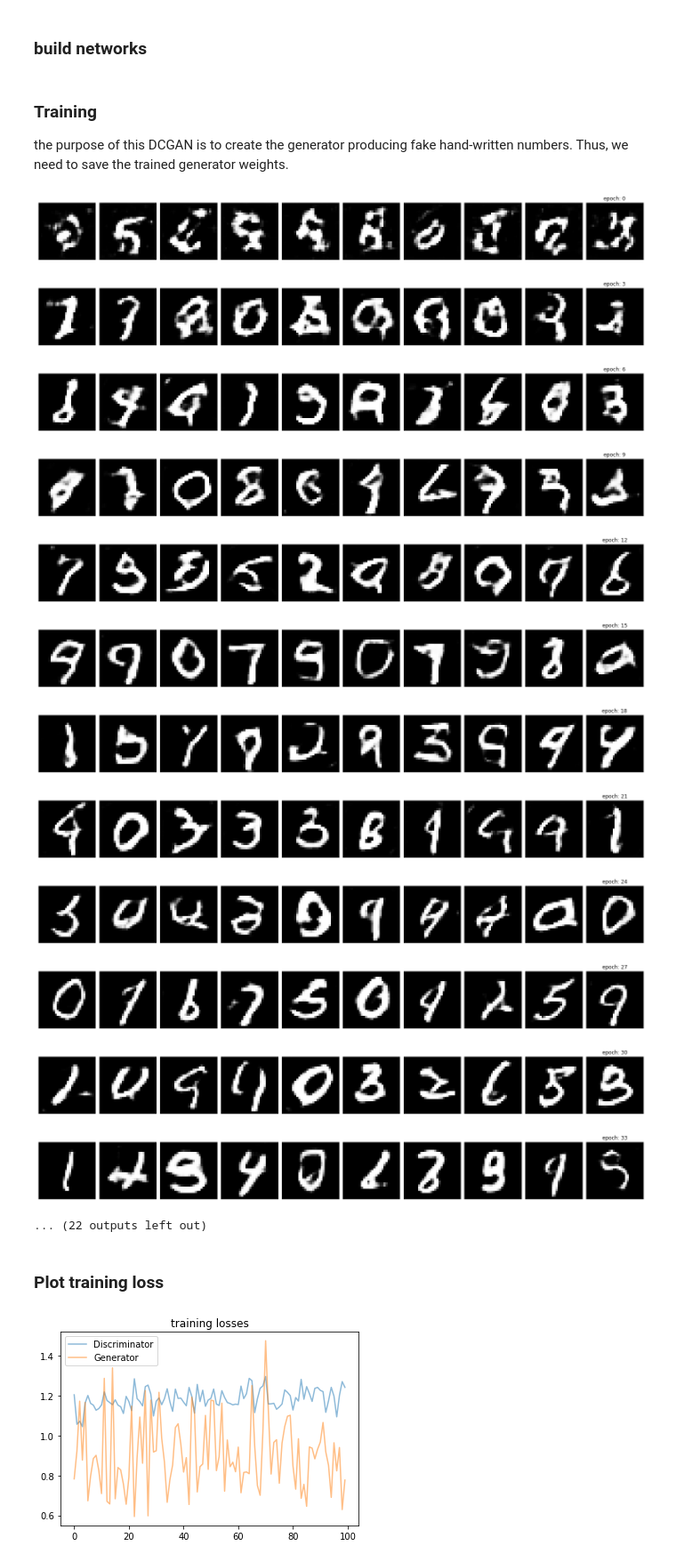
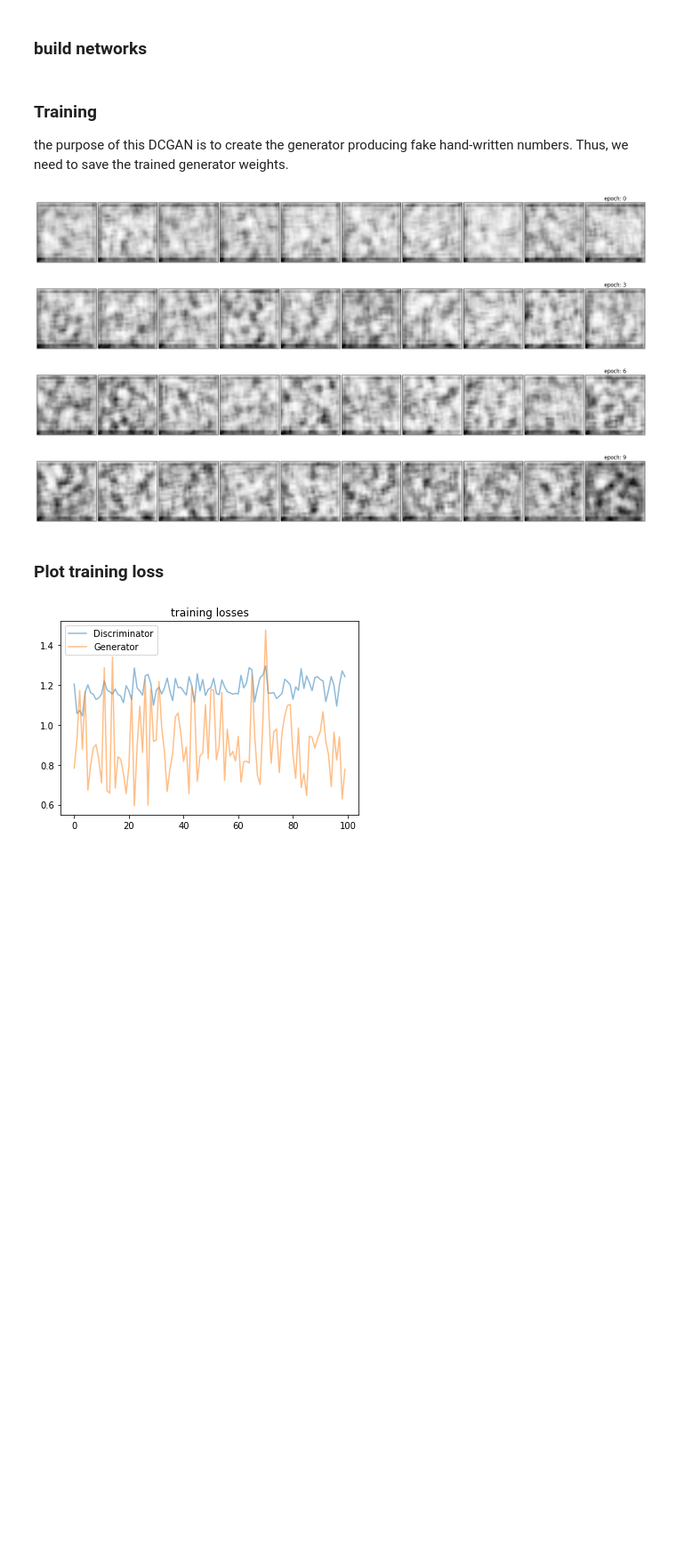
Before and after one commit to afcarl/deep-learning-practice, a Jupyter notebook: gan/DCGAN.ipynb, the cells around one changed output. Shown at 89% size. Cells and saved outputs as stored; diff of their text form; code cells hidden in the pictures; blank space fills up the shorter version.

```diff
--- a/gan/DCGAN.ipynb
+++ b/gan/DCGAN.ipynb
@@ -59,8 +55,9 @@ def initialize_inputs(x_size, z_size):
     """
     x = tf.placeholder(dtype=tf.float32, shape=[None, *x_size], name="input_real")
     z = tf.placeholder(dtype=tf.float32, shape=[None, z_size], name="input_z")
+    is_train = tf.placeholder(dtype=tf.bool)
 
-    return x, z
+    return x, z, is_train
 # %% [markdown]
 ### Generator
 Define a generator. <br>
@@ -148,7 +145,7 @@ def discriminator(x, reuse=False, training=True):
 ### Loss function
 Define loss function.
 # %%
-def loss(x, z, z_size):
+def loss(x, z, z_size, is_train):
     """
     define the loss functions of discriminator and generator
 
@@ -158,10 +155,10 @@ def loss(x, z, z_size):
     :return: d_loss, g_loss
     """
     # generate fake images
-    g_logits, g_model = generator(z=z, z_size=z_size)
+    g_logits, g_model = generator(z=z, z_size=z_size, training=is_train)
     # using real and fake images, get outputs of discriminator
     d_real_logits, d_real_model = discriminator(x=x)
-    d_fake_logits, d_fake_model = discriminator(x=g_model, reuse=True)
+    d_fake_logits, d_fake_model = discriminator(x=g_model, reuse=True, training=is_train)
 
     # define discriminator loss
     d_real_loss = tf.reduce_mean(
@@ -202,10 +199,10 @@ x_size = [28, 28, 1]
 beta1 = 0.5
 
 # initializ inputs
-x, z = initialize_inputs(x_size=x_size, z_size=z_size)
+x, z, is_train = initialize_inputs(x_size=x_size, z_size=z_size)
 
 # define loss function
-d_loss, g_loss = loss(x=x, z=z, z_size=z_size)
+d_loss, g_loss = loss(x=x, z=z, z_size=z_size, is_train=is_train)
 
 # define optimizers
 d_opt, g_opt = optimizer(d_loss, g_loss, learning_rate, beta1)
@@ -227,51 +224,43 @@ with tf.Session() as sess:
             batch = mnist.train.next_batch(batch_size)
             real_imgs = batch[0].reshape(-1, 28, 28, 1)
             real_imgs = real_imgs*2 - 1
 
             # generate random vector for z
             rand_noise = np.random.uniform(-1, 1, size=(batch_size, z_size))
 
             # update discriminator and generator
-            sess.run(g_opt, feed_dict={x:real_imgs, z:rand_noise})
-            sess.run(d_opt, feed_dict={x:real_imgs, z:rand_noise})
+            sess.run(g_opt, feed_dict={x:real_imgs, z:rand_noise, is_train:True})
+            sess.run(d_opt, feed_dict={x:real_imgs, z:rand_noise, is_train:True})
 
         # save training losses
-        train_loss_d = d_loss.eval({x:real_imgs, z:rand_noise})
-        train_loss_g = g_loss.eval({z:rand_noise})
+        train_loss_d = d_loss.eval({x:real_imgs, z:rand_noise, is_train:False})
+        train_loss_g = g_loss.eval({z:rand_noise, is_train:False})
         losses.append((train_loss_d, train_loss_g))
 
         # print generated images
         if e%3 == 0:
             # generate fake images
             sample_z = np.random.uniform(-1, 1, size=(sample_size, z_size))
-            g_logits, g_imgs = sess.run(generator(z, z_size, reuse=True), feed_dict={z: sample_z})
+            g_logits, g_imgs = sess.run(generator(z, z_size, reuse=True, training=is_train),
+                                        feed_dict={z: sample_z, is_train: False})
 
             # plot fake images
             fig, axes = plt.subplots(1, 10, figsize=(20, 2))
             for index, ax in enumerate(axes):
                 ax.imshow(g_imgs[index][:, :, 0], cmap='Greys_r')
                 ax.get_xaxis().set_visible(False)
                 ax.get_yaxis().set_visible(False)
             fig.tight_layout(pad=0.2)
             plt.title("epoch: {0}".format(e))
             plt.show()
 
     # save the trained generator weights
     saver.save(sess, './checkpoints/generator.ckpt')
 # %% [output]
-[figure, old version]
+[figure, new version]
-[figure, old version]
+[figure, new version]
-[figure, old version]
+[figure, new version]
-[figure, old version]
+[figure, new version]
-[figure, removed]
-[figure, removed]
-[figure, removed]
-[figure, removed]
-[figure, removed]
-[figure, removed]
-[figure, removed]
-[figure, removed]
-... (22 outputs left out)
 # %% [markdown]
 ### Plot training loss
 # %%
```
Also changed, not shown: parts of 13 cells of this notebook.
